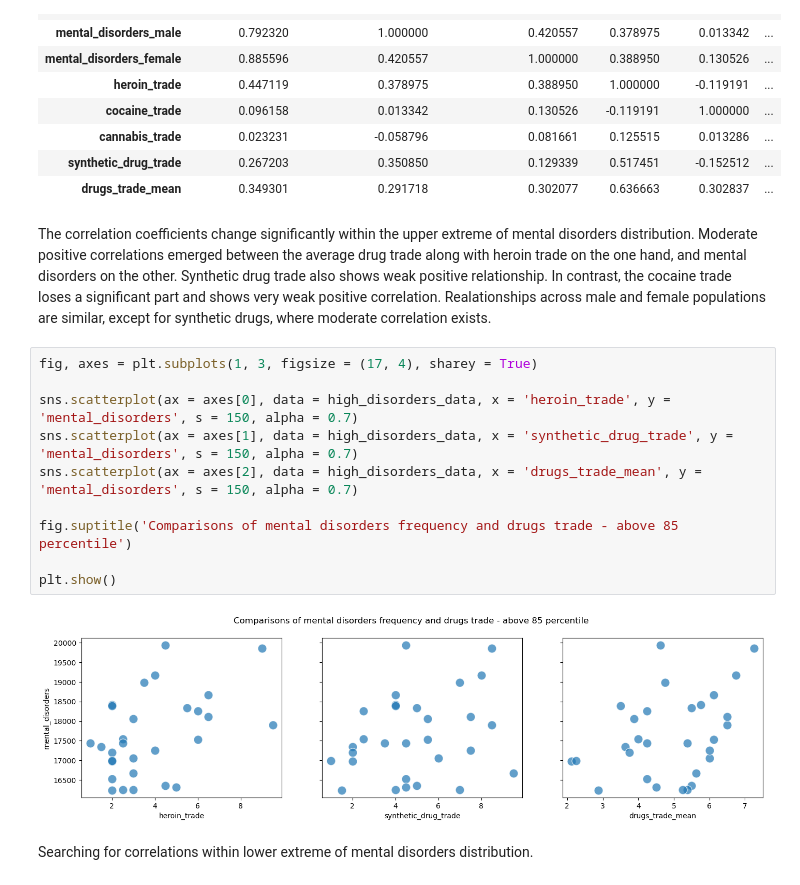
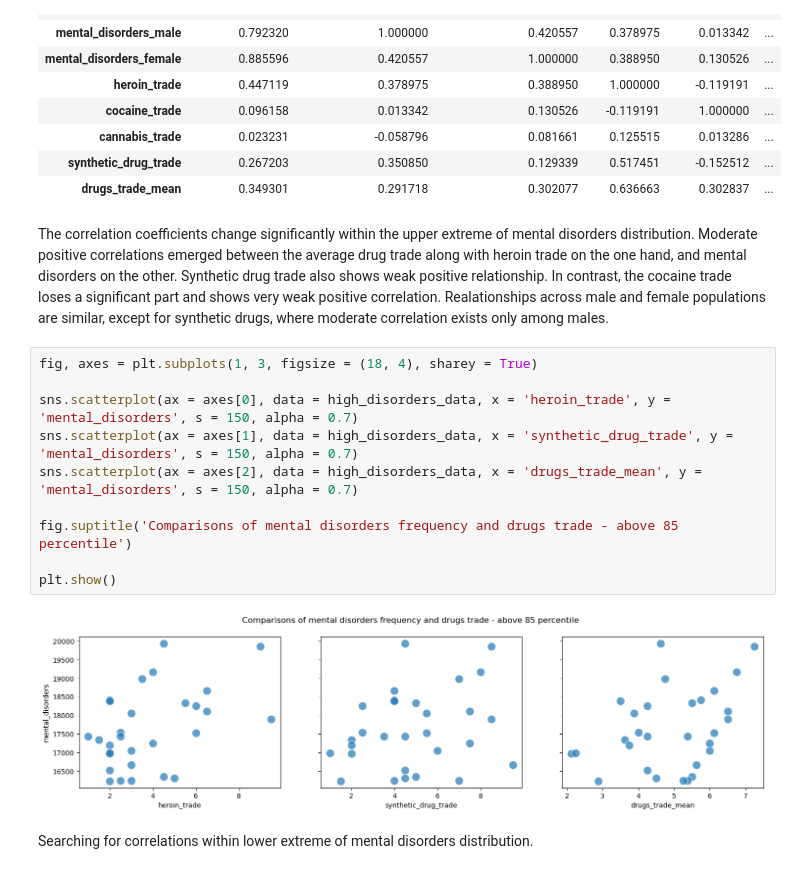
Before and after one commit to finarfin11/drugs_and_mental_illness, a Jupyter notebook: notebooks/main_notebook.ipynb, the cells around one changed output. Drawn from its saved outputs; the diff is of its cells as text.

```diff
--- a/notebooks/main_notebook.ipynb
+++ b/notebooks/main_notebook.ipynb
@@ -253,19 +264,19 @@ high_disorders_data.corr(numeric_only = True)
 | drugs_trade_mean | 0.349301 | 0.291718 | 0.302077 | 0.636663 | 0.302837 | ... |
 # %% [markdown]
 The correlation coefficients change significantly within the upper extreme of mental disorders distribution. Moderate positive correlations emerged between the average drug trade along with heroin trade on the one hand, and mental disorders on the other. Synthetic drug trade also shows weak positive relationship. In contrast, the cocaine trade loses a significant part and shows very weak positive correlation.
-Realationships across male and female populations are similar, except for synthetic drugs, where moderate correlation exists.
+Realationships across male and female populations are similar, except for synthetic drugs, where moderate correlation exists only among males.
 # %%
-fig, axes = plt.subplots(1, 3, figsize = (17, 4), sharey = True)
+fig, axes = plt.subplots(1, 3, figsize = (18, 4), sharey = True)
 
 sns.scatterplot(ax = axes[0], data = high_disorders_data, x = 'heroin_trade', y = 'mental_disorders', s = 150, alpha = 0.7)
 sns.scatterplot(ax = axes[1], data = high_disorders_data, x = 'synthetic_drug_trade', y = 'mental_disorders', s = 150, alpha = 0.7)
 sns.scatterplot(ax = axes[2], data = high_disorders_data, x = 'drugs_trade_mean', y = 'mental_disorders', s = 150, alpha = 0.7)
 
 fig.suptitle('Comparisons of mental disorders frequency and drugs trade - above 85 percentile')
 
 plt.show()
 # %% [output]
-[figure, old version]
+[figure, new version]
 # %% [markdown]
 Searching for correlations within lower extreme of mental disorders distribution.
 # %%
```
Also changed, not shown: parts of 18 cells of this notebook, 4 other files.
